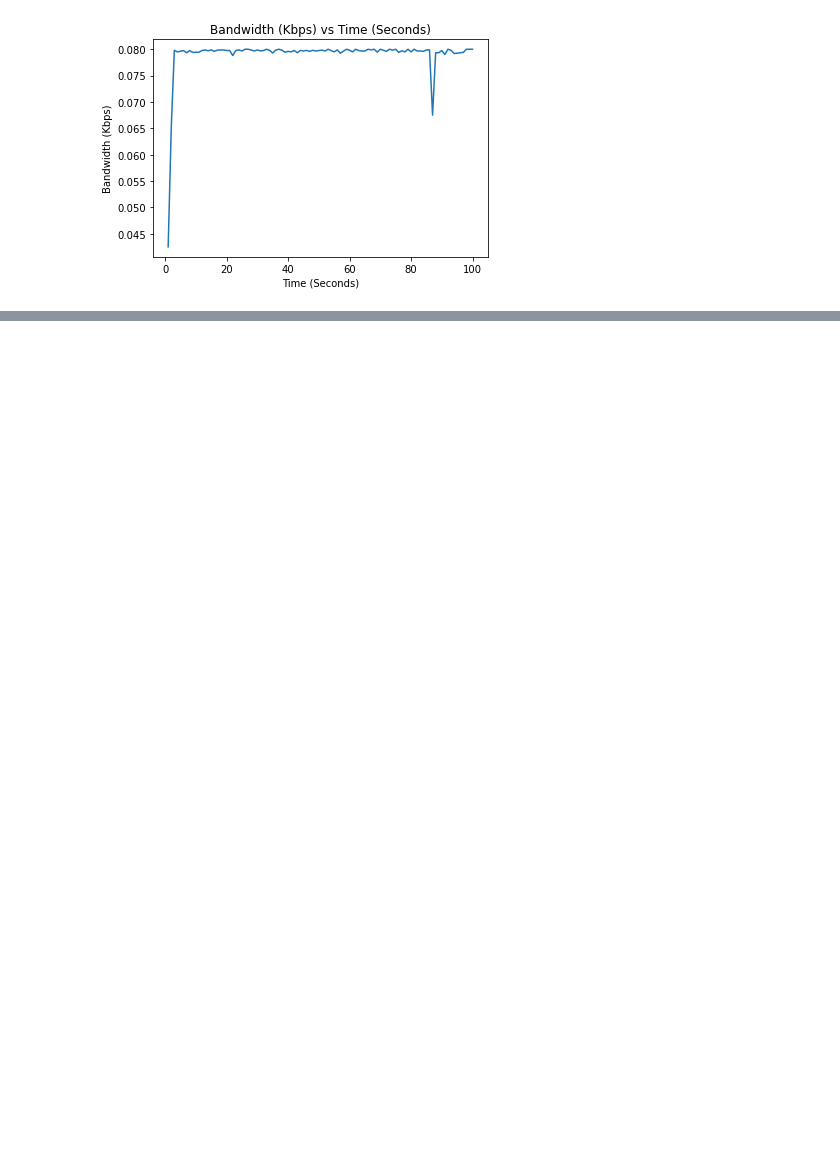
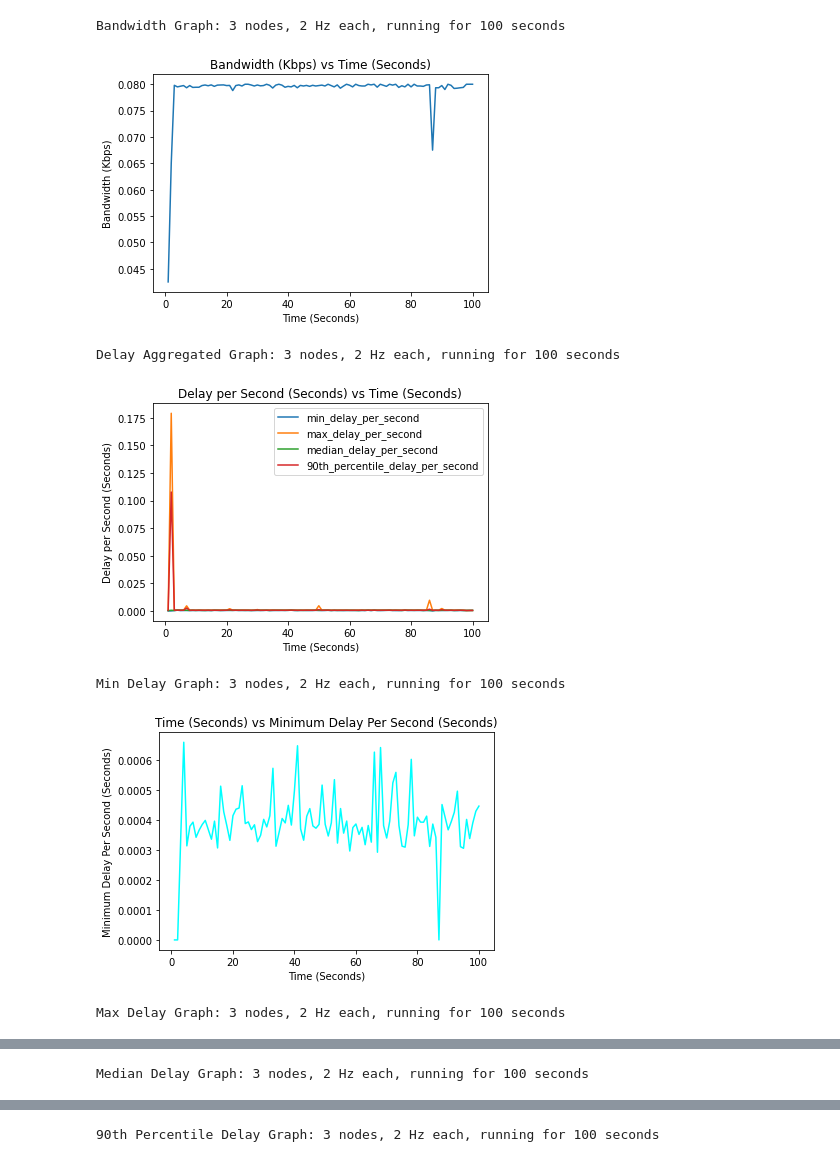
Before and after one commit to farazmsiddiqi/distributed-logger, a Jupyter notebook: visualizer.ipynb, the cells around one changed output, grey strips where cells are left out. Cells and saved outputs as stored; diff of their text form; code cells hidden in the pictures; blank space fills up the shorter version.

Commit message:
finish visualizer

```diff
--- a/visualizer.ipynb
+++ b/visualizer.ipynb
@@ -61,14 +53,0 @@ print(avg_bandwidth_per_second)
-# %%
-# visualize bandwidth data for 3 node context
-def plot_bandwidth(x_axis, y_axis):
-  plt.plot(x_axis, y_axis)
-  plt.title('Bandwidth (Kbps) vs Time (Seconds)')
-  plt.xlabel('Time (Seconds)')
-  plt.ylabel('Bandwidth (Kbps)')
-  plt.show()
-
-
-avg_kb_per_second = [x / 1000 for x in list(avg_bandwidth_per_second.values())]
-plot_bandwidth(list(range(1,101)), avg_kb_per_second)
-# %% [output]
-[figure, removed]
@@ -74,0 +80,35 @@ plot_bandwidth(list(range(1,101)), avg_kb_per_second)
+# %%
+# dataset: 3 nodes, 2 Hz each, running for 100 seconds
+(avg_bandwidth_per_second,
+ min_delay_per_second,
+ max_delay_per_second,
+ median_delay_per_second,
+ ninetieth_percentile_delay_per_second) = read_data("aux_logger_node1", debug=False)
+
+print("Bandwidth Graph: 3 nodes, 2 Hz each, running for 100 seconds")
+avg_kb_per_second = [x / 1000 for x in list(avg_bandwidth_per_second.values())]
+plot_bandwidth(list(range(1,101)), avg_kb_per_second)
+
+print("Delay Aggregated Graph: 3 nodes, 2 Hz each, running for 100 seconds")
+plot_delays_overlayed(list(range(1,101)),
+            list(min_delay_per_second.values()),
+            list(max_delay_per_second.values()),
+            list(median_delay_per_second.values()),
+            list(ninetieth_percentile_delay_per_second.values()))
+
+print("Min Delay Graph: 3 nodes, 2 Hz each, running for 100 seconds")
+plot_delay(list(range(1,101)), list(min_delay_per_second.values()), "Time (Seconds)", "Minimum Delay Per Second (Seconds)", c="cyan")
+print("Max Delay Graph: 3 nodes, 2 Hz each, running for 100 seconds")
+plot_delay(list(range(1,101)), list(max_delay_per_second.values()), "Time (Seconds)", "Maximum Delay Per Second (Seconds)", c="orange")
+print("Median Delay Graph: 3 nodes, 2 Hz each, running for 100 seconds")
+plot_delay(list(range(1,101)), list(median_delay_per_second.values()), "Time (Seconds)", "Median Delay Per Second (Seconds)", c="green")
+print("90th Percentile Delay Graph: 3 nodes, 2 Hz each, running for 100 seconds")
+plot_delay(list(range(1,101)), list(ninetieth_percentile_delay_per_second.values()), "Time (Seconds)", "90th Percentile Delay Per Second (Seconds)", c="red")
+# %% [output]
+Bandwidth Graph: 3 nodes, 2 Hz each, running for 100 seconds
+[figure, added]
+Delay Aggregated Graph: 3 nodes, 2 Hz each, running for 100 seconds
+[figure, added]
+Min Delay Graph: 3 nodes, 2 Hz each, running for 100 seconds
+[figure, added]
+Max Delay Graph: 3 nodes, 2 Hz each, running for 100 seconds
@@ -74,0 +116 @@ plot_bandwidth(list(range(1,101)), avg_kb_per_second)
+Median Delay Graph: 3 nodes, 2 Hz each, running for 100 seconds
@@ -74,0 +118 @@ plot_bandwidth(list(range(1,101)), avg_kb_per_second)
+90th Percentile Delay Graph: 3 nodes, 2 Hz each, running for 100 seconds
```
Also changed, not shown: parts of 4 cells of this notebook, 1 other file.
